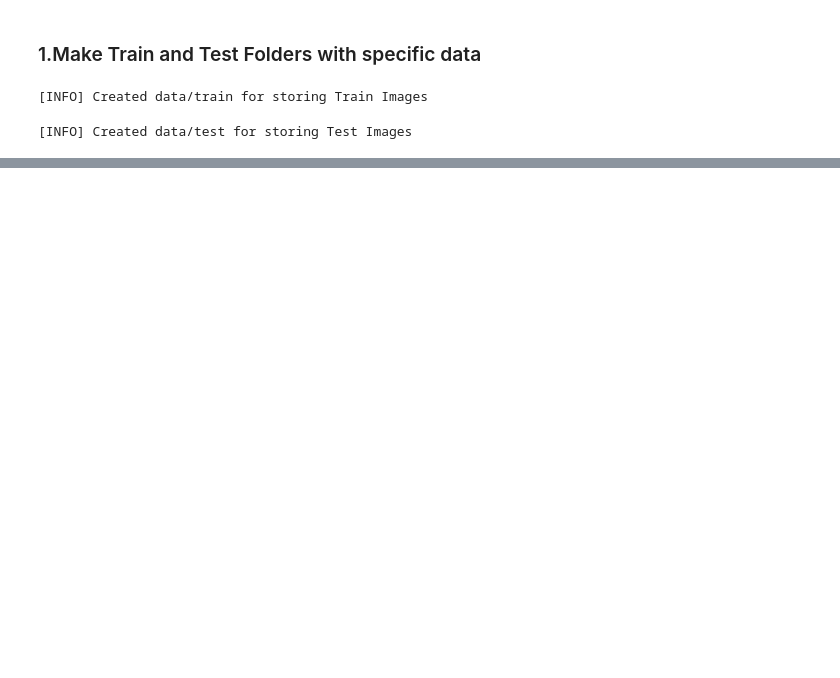
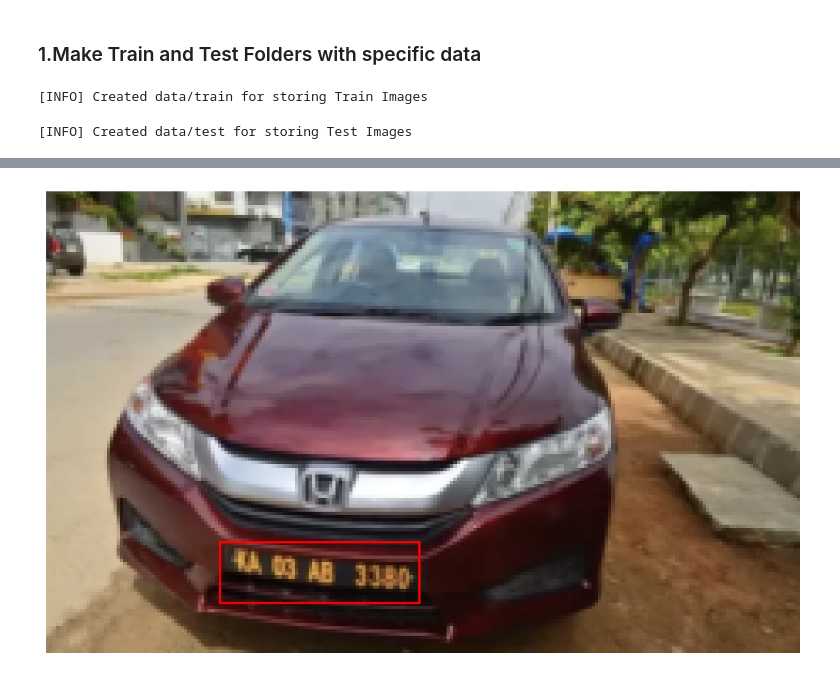
Before and after one commit to Abhimanyu9539/ANPR, a Jupyter notebook: Notebooks/ANPR_2.ipynb, the cells around one changed output, grey strips where cells are left out. Saved outputs shown, nothing was run; the diff lists cells and outputs as text; code cells hidden in the pictures; blank space fills up the shorter version.

```diff
--- a/Notebooks/ANPR_2.ipynb
+++ b/Notebooks/ANPR_2.ipynb
@@ -186,0 +466,37 @@ create_train_test_split('data', train_size_ratio=0.8)
+# %%
+# Extract the first image and its target from the batch
+image = images[0]
+target = targets[0]
+# %%
+import matplotlib.pyplot as plt
+import matplotlib.patches as patches
+
+def visualize_image(image, target):
+    # Convert the tensor image to a NumPy array
+    img_np = image.mul(255).permute(1, 2, 0).byte().numpy()
+    fig, ax = plt.subplots(1, figsize=(12, 8))
+    ax.imshow(img_np)
+
+    # Get the bounding boxes from the target
+    boxes = target['boxes']
+
+    # Iterate over all bounding boxes and plot them
+    for box in boxes:
+        xmin, ymin, xmax, ymax = box
+        rect = patches.Rectangle(
+            (xmin, ymin),
+            xmax - xmin,
+            ymax - ymin,
+            linewidth=2,
+            edgecolor='red',
+            facecolor='none'
+        )
+        ax.add_patch(rect)
+
+    plt.axis('off')  # Hide axis
+    plt.show()
+
+# Visualize the extracted image and its annotations
+visualize_image(image, target)
+# %% [output]
+[figure, added]
```
Also changed, not shown: parts of 26 cells of this notebook.
